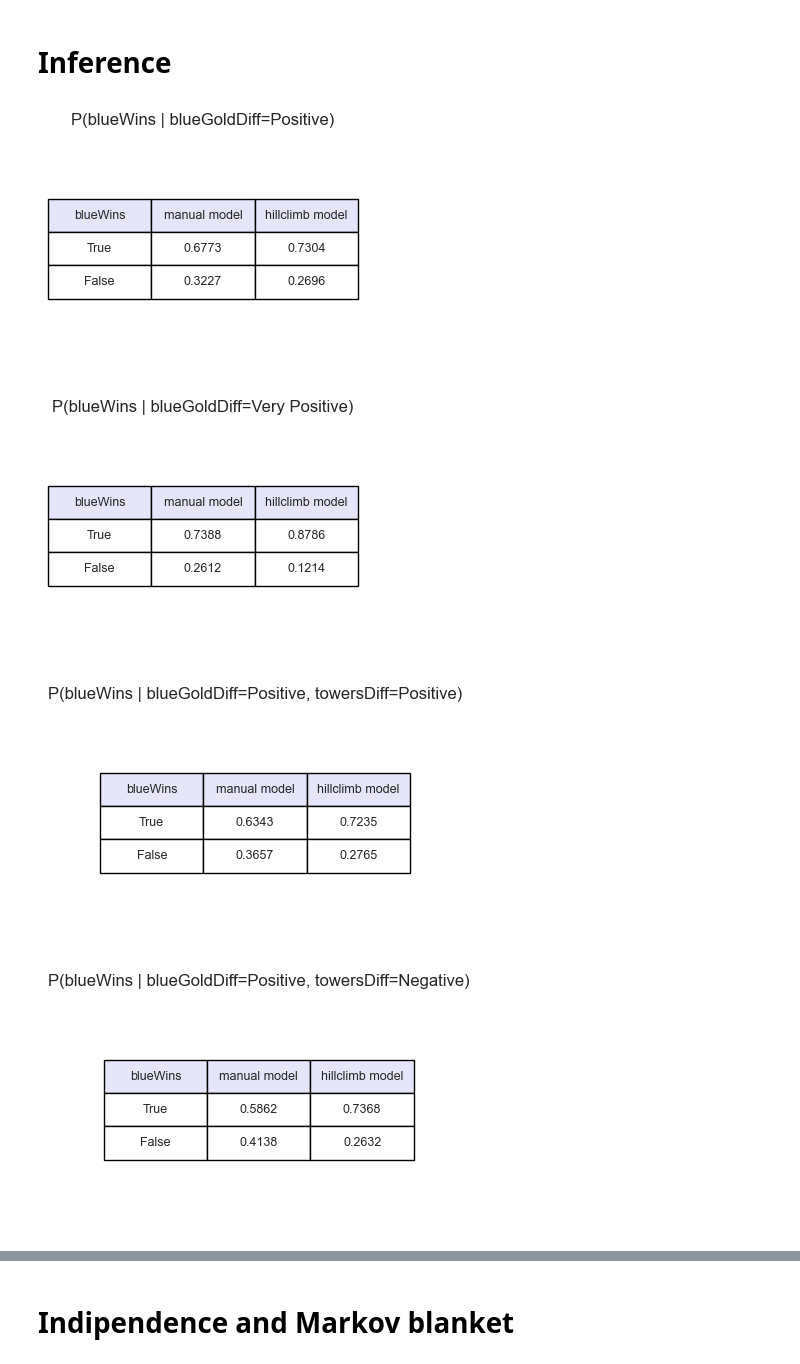
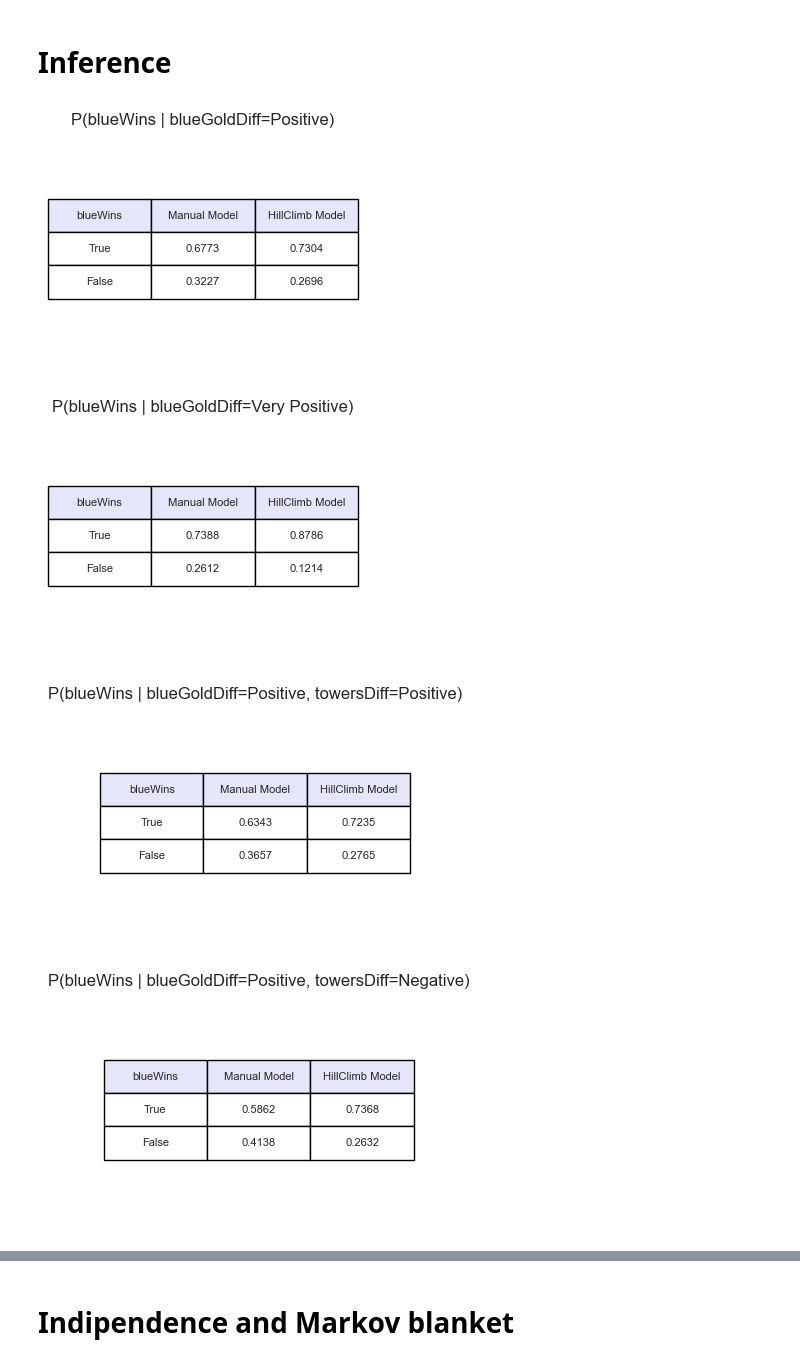
Before and after one commit to elements72/FAIKR-M3, a Jupyter notebook: lol.ipynb, the cells around one changed output, grey strips where cells are left out. Drawn from its saved outputs; the diff is of its cells as text; code cells hidden in the pictures.

Commit message:
Added class for model

```diff
--- a/lol.ipynb
+++ b/lol.ipynb
@@ -267,14 +267,12 @@ def inference(model, target, evidence):
     value = model_inference.query(target, evidence)
     return value
 
-def print_phi(phi, target, evidence):
-    print(f"P({', '.join(target)} | {', '.join([f'{k}={v}' for (k, v) in evidence.items()])}): \n{phi}\n")
-
 def plot_query_table(models, targets, evidence):
+    model_to_phi = {}
     names = []
     for model in models:
-        model["phi"] = inference(model["model"], targets, evidence)
-        names.append(model["name"])
+        model_to_phi[model] = inference(model.model, targets, evidence)
+        names.append(model.name)
 
     targets_values = {}
     for target in targets:
@@ -286,7 +284,7 @@ def plot_query_table(models, targets, evidence):
         row_data = [*combination]
 
         for model in models:
-            prob = round(model["phi"].get_value(**dict(zip(targets_values.keys(), combination))), 4)
+            prob = round(model_to_phi[model].get_value(**dict(zip(targets_values.keys(), combination))), 4)
             row_data += [prob]
 
         table_data.append(row_data)
@@ -314,7 +312,7 @@ def plot_query_table(models, targets, evidence):
     #return tables
 
 
-def print_queries(model):
+def print_queries(models):
     #blueWins, blueGoldDiff, towersDiff, killsDiff, blueExperienceDiff, blueHeralds, redHeralds, minionsDiff
 
     queries = [
@@ -341,17 +339,25 @@ def print_queries(model):
 
 
     for query in queries:
-        plot_query_table(model, *query)
+        plot_query_table(models, *query)
 # %%
-models = [{"name": "manual model", "model": manual_model, "dataset": dataset},
-          {"name": "hillclimb model", "model": hillclimb_model, "dataset": dataset}]
+class Model:
+    def __init__(self, model, name, dataset):
+        self.model = model
+        self.name = name
+        self.dataset = dataset
+
+models = [
+    Model(model=manual_model, name="Manual Model", dataset=dataset),
+    Model(model=hillclimb_model, name="HillClimb Model", dataset=dataset),
+]
 
 print_queries(models)
 # %% [output]
-[figure, old version]
+[figure, new version]
-[figure, old version]
+[figure, new version]
-[figure, old version]
+[figure, new version]
-[figure, old version]
+[figure, new version]
 [figure]
 [figure]
 [figure]
```
Also changed, not shown: parts of 2 cells of this notebook.
